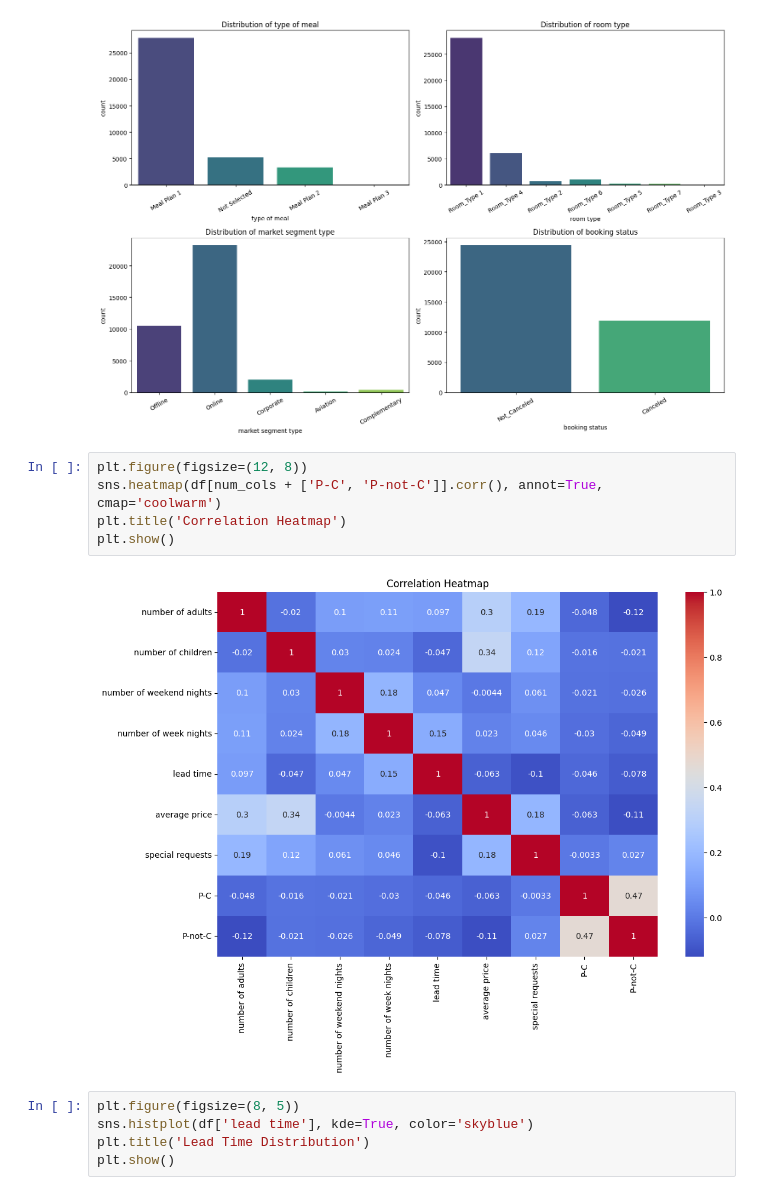
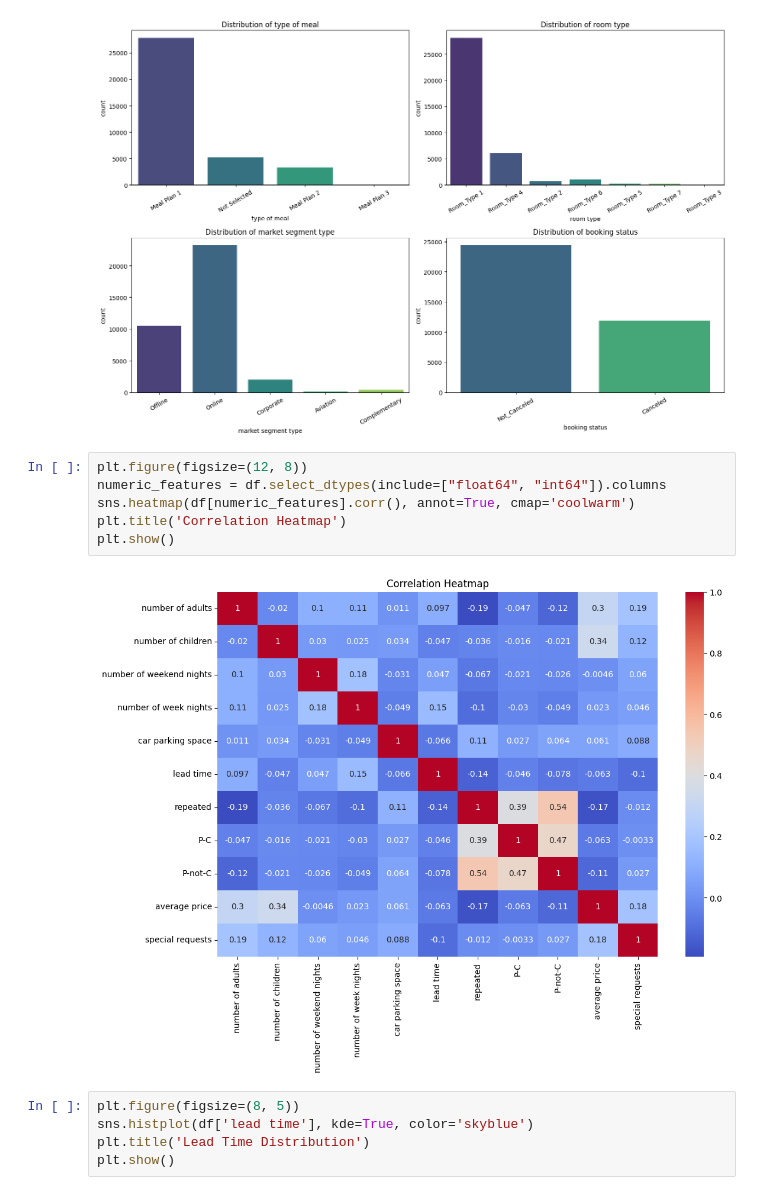
Before and after one commit to toqali/toqali-Machine_Learning_Internship_winter_2025, a Jupyter notebook: Task_1/Group2/Task_one____Nada_Tayel_Khafagy.ipynb, the cells around one changed output. Drawn from its saved outputs; the diff is of its cells as text.

```diff
--- a/Task_1/Group2/Task_one____Nada_Tayel_Khafagy.ipynb
+++ b/Task_1/Group2/Task_one____Nada_Tayel_Khafagy.ipynb
@@ -164,11 +164,12 @@ Passing `palette` without assigning `hue` is deprecated and will be removed in v
 [figure]
 # %%
 plt.figure(figsize=(12, 8))
-sns.heatmap(df[num_cols + ['P-C', 'P-not-C']].corr(), annot=True, cmap='coolwarm')
+numeric_features = df.select_dtypes(include=["float64", "int64"]).columns
+sns.heatmap(df[numeric_features].corr(), annot=True, cmap='coolwarm')
 plt.title('Correlation Heatmap')
 plt.show()
 # %% [output]
-[figure, old version]
+[figure, new version]
 # %%
 plt.figure(figsize=(8, 5))
 sns.histplot(df['lead time'], kde=True, color='skyblue')
```
Also changed, not shown: parts of 1 cell of this notebook.
